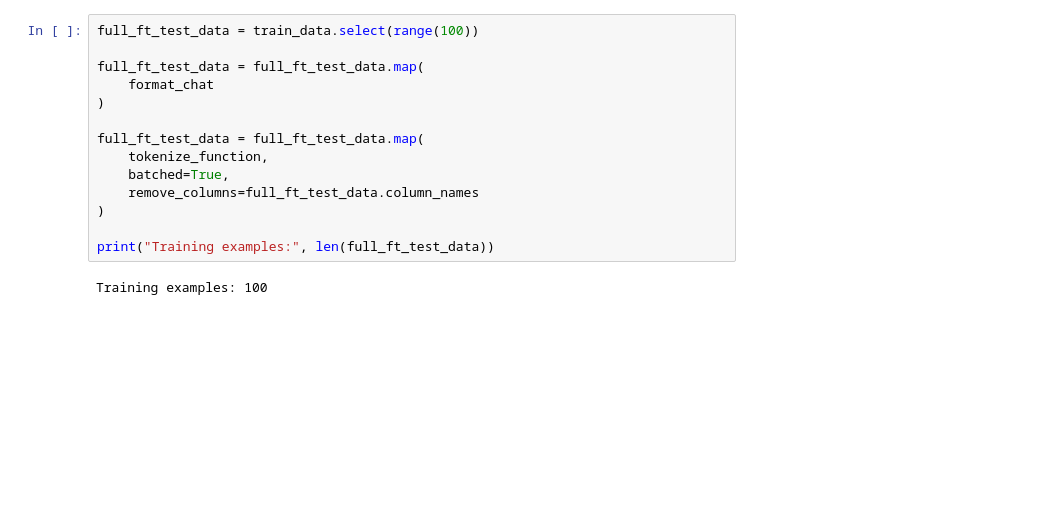
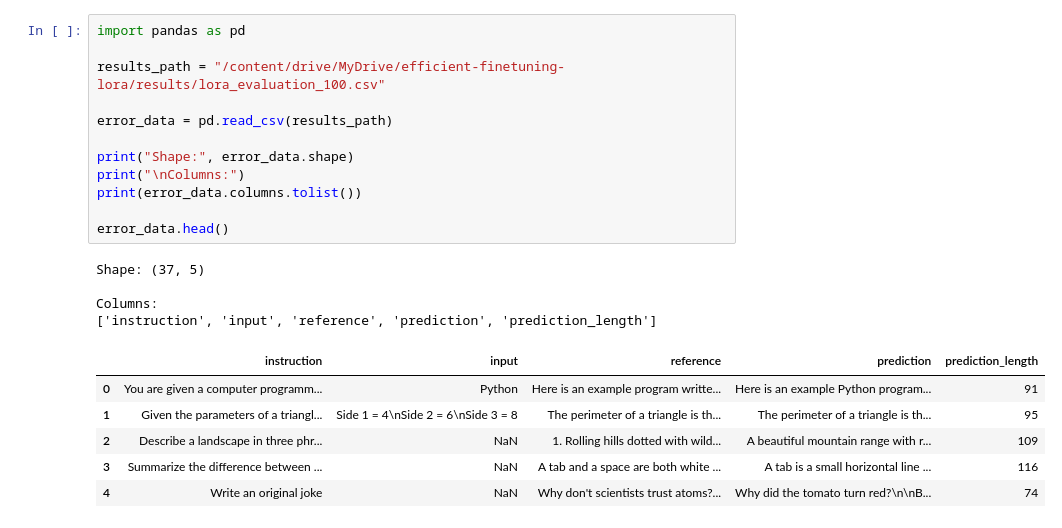
Before and after one commit to kartik2006-del/efficient-finetuning-lora, a Jupyter notebook: lora_finetuning.ipynb, the cells around one changed output. Cells and saved outputs as stored; diff of their text form; blank space fills up the shorter version.

Commit message:
add error analysis

```diff
--- a/lora_finetuning.ipynb
+++ b/lora_finetuning.ipynb
@@ -118,16 +11,23 @@ Setup restored successfully.
-# %%
-full_ft_test_data = train_data.select(range(100))
-
-full_ft_test_data = full_ft_test_data.map(
-    format_chat
-)
-
-full_ft_test_data = full_ft_test_data.map(
-    tokenize_function,
-    batched=True,
-    remove_columns=full_ft_test_data.column_names
-)
-
-print("Training examples:", len(full_ft_test_data))
-# %% [output]
-Training examples: 100
+# %%
+import pandas as pd
+
+results_path = "/content/drive/MyDrive/efficient-finetuning-lora/results/lora_evaluation_100.csv"
+
+error_data = pd.read_csv(results_path)
+
+print("Shape:", error_data.shape)
+print("\nColumns:")
+print(error_data.columns.tolist())
+
+error_data.head()
+# %% [output]
+Shape: (37, 5)
+
+Columns:
+['instruction', 'input', 'reference', 'prediction', 'prediction_length']
+|  | instruction | input | reference | prediction | prediction_length |
+| 0 | You are given a computer programm... | Python | Here is an example program writte... | Here is an example Python program... | 91 |
+| 1 | Given the parameters of a triangl... | Side 1 = 4\nSide 2 = 6\nSide 3 = 8 | The perimeter of a triangle is th... | The perimeter of a triangle is th... | 95 |
+| 2 | Describe a landscape in three phr... | NaN | 1. Rolling hills dotted with wild... | A beautiful mountain range with r... | 109 |
+| 3 | Summarize the difference between ... | NaN | A tab and a space are both white ... | A tab is a small horizontal line ... | 116 |
+| 4 | Write an original joke | NaN | Why don't scientists trust atoms?... | Why did the tomato turn red?\n\nB... | 74 |
```
Also changed, not shown: parts of 16 cells of this notebook.
